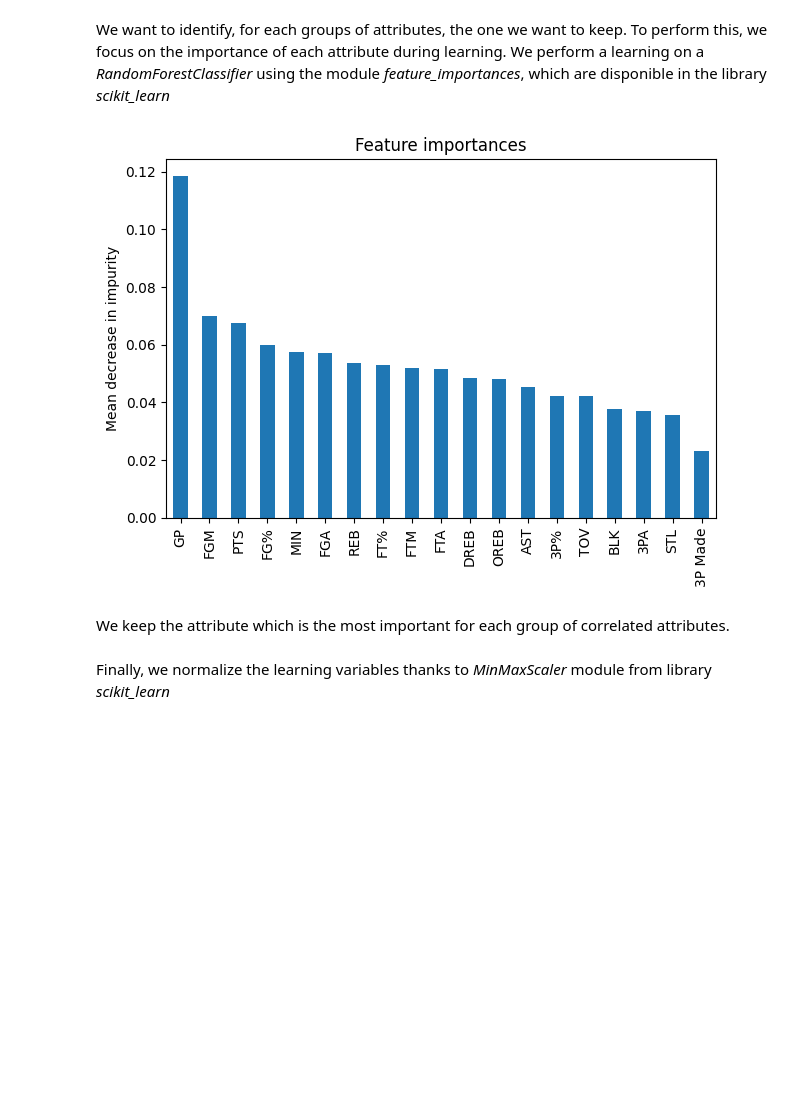
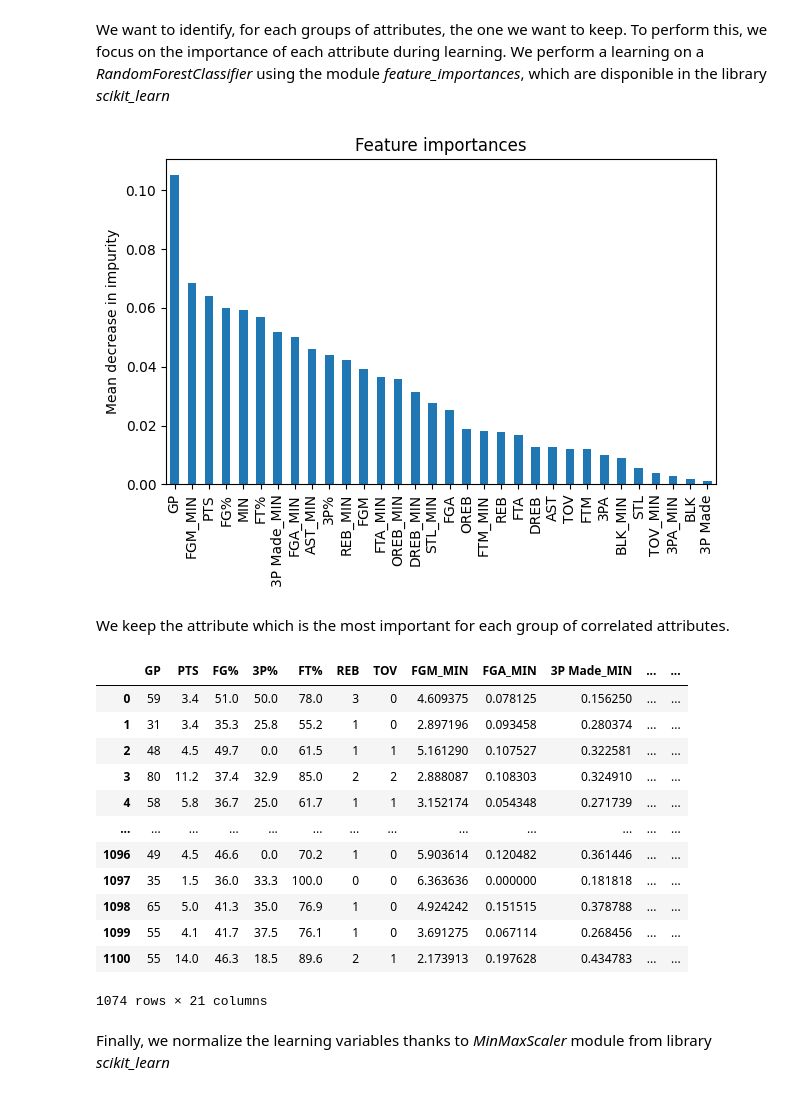
Before and after one commit to AngeValli/Kaggle_dataset_career_longetivity_nba_rookies, a Jupyter notebook: Notebook.ipynb, the cells around one changed output. Drawn from its saved outputs; the diff is of its cells as text; code cells hidden in the pictures; blank space fills up the shorter version.

```diff
--- a/Notebook.ipynb
+++ b/Notebook.ipynb
@@ -148,7 +239,7 @@ attributes: pd.DataFrame = pd.DataFrame(attributes_imputed, index=attributes_no_
 # %% [markdown]
 We want to study the potential relationship between the variables and the construction of new features which will be meaningful for learning. We can infer some hypothesis on the level of the player regarding the statistics we have. Let's consider a player being better than an other will have a longer career in NBA. This can corresponds to higher numerican quantities for the better player (in number of 3 points made, in number of tentatives to hit 3 points, etc.) except for the turnover attribute. Then, we can look at this relationship for all attributes and look at the correlations.
 # %%
-for i, column_name in enumerate(attributes.columns):
+for i, column_name in enumerate(cols_attributes):
     fig: plt.figure = plt.figure(i)
     for binary, color in zip([1, 0], ['b', 'r']):
         plt.hist(attributes.loc[labels_train==binary, column_name], bins = 50, color = color, label = binary)
@@ -221,20 +310,20 @@ We see that there are 3 subgroups of highly correlated attributes. For example,
 We want to identify, for each groups of attributes, the one we want to keep. To perform this, we focus on the importance of each attribute during learning. We perform a learning on a _RandomForestClassifier_ using the module *feature_importances*, which are disponible in the library *scikit_learn*
 # %%
 forest: RandomForestClassifier = RandomForestClassifier()
-forest.fit(attributes, labels_train)
+forest.fit(attributes[cols_attributes], labels_train)
 importances: np.array(float) = forest.feature_importances_
 # %%
 fig: plt.figure
 ax: plt.Axes
 
-forest_importances: pd.Series = pd.Series(importances, index=attributes.columns).sort_values(ascending=False)
+forest_importances: pd.Series = pd.Series(importances, index=cols_attributes).sort_values(ascending=False)
 fig, ax = plt.subplots()
 forest_importances.plot.bar(ax=ax)
 ax.set_title("Feature importances")
 ax.set_ylabel("Mean decrease in impurity")
 fig.tight_layout()
 # %% [output]
-[figure, old version]
+[figure, new version]
 # %% [markdown]
 We keep the attribute which is the most important for each group of correlated attributes.
 # %%
@@ -245,5 +334,21 @@ for column_name, list_correlations in dict_attributes_correlated.items():
         all(forest_importances[column_name] > forest_importances[list_correlations]):
         to_drop+=list_correlations
 attributes_dropped: pd.DataFrame = attributes.drop(columns=to_drop)
+# %%
+attributes_dropped
+# %% [output]
+|  | GP | PTS | FG% | 3P% | FT% | REB | TOV | FGM_MIN | FGA_MIN | 3P Made_MIN | ... | ... |
+| 0 | 59 | 3.4 | 51.0 | 50.0 | 78.0 | 3 | 0 | 4.609375 | 0.078125 | 0.156250 | ... | ... |
+| 1 | 31 | 3.4 | 35.3 | 25.8 | 55.2 | 1 | 0 | 2.897196 | 0.093458 | 0.280374 | ... | ... |
+| 2 | 48 | 4.5 | 49.7 | 0.0 | 61.5 | 1 | 1 | 5.161290 | 0.107527 | 0.322581 | ... | ... |
+| 3 | 80 | 11.2 | 37.4 | 32.9 | 85.0 | 2 | 2 | 2.888087 | 0.108303 | 0.324910 | ... | ... |
+| 4 | 58 | 5.8 | 36.7 | 25.0 | 61.7 | 1 | 1 | 3.152174 | 0.054348 | 0.271739 | ... | ... |
+| ... | ... | ... | ... | ... | ... | ... | ... | ... | ... | ... | ... | ... |
+| 1096 | 49 | 4.5 | 46.6 | 0.0 | 70.2 | 1 | 0 | 5.903614 | 0.120482 | 0.361446 | ... | ... |
+| 1097 | 35 | 1.5 | 36.0 | 33.3 | 100.0 | 0 | 0 | 6.363636 | 0.000000 | 0.181818 | ... | ... |
+| 1098 | 65 | 5.0 | 41.3 | 35.0 | 76.9 | 1 | 0 | 4.924242 | 0.151515 | 0.378788 | ... | ... |
+| 1099 | 55 | 4.1 | 41.7 | 37.5 | 76.1 | 1 | 0 | 3.691275 | 0.067114 | 0.268456 | ... | ... |
+| 1100 | 55 | 14.0 | 46.3 | 18.5 | 89.6 | 2 | 1 | 2.173913 | 0.197628 | 0.434783 | ... | ... |
+1074 rows × 21 columns
 # %% [markdown]
 Finally, we normalize the learning variables thanks to _MinMaxScaler_ module from library *scikit_learn*
```
Also changed, not shown: parts of 32 cells of this notebook, 8 other files.
